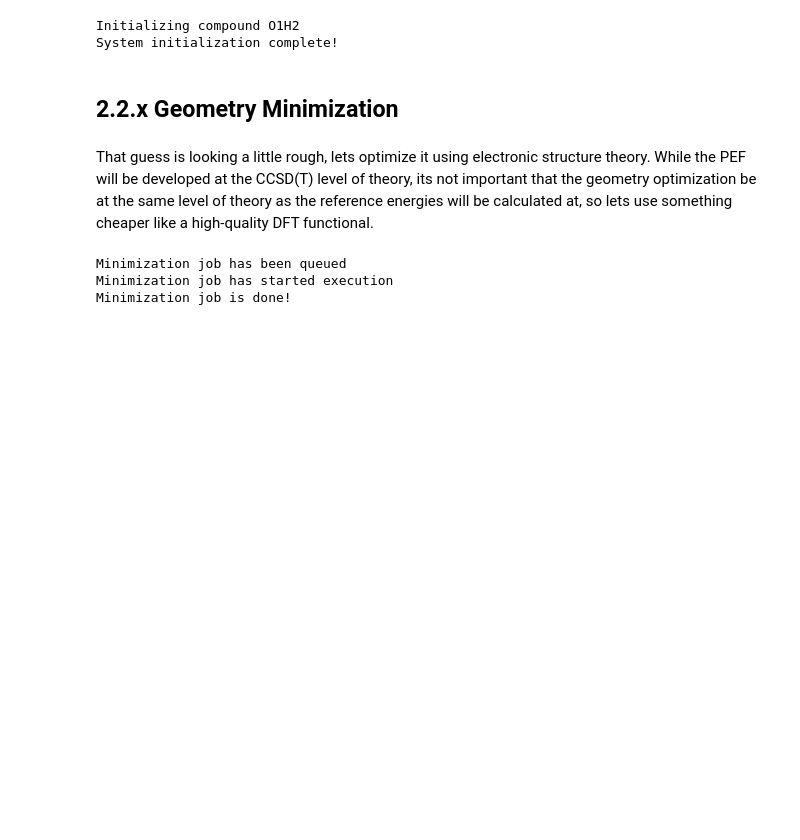
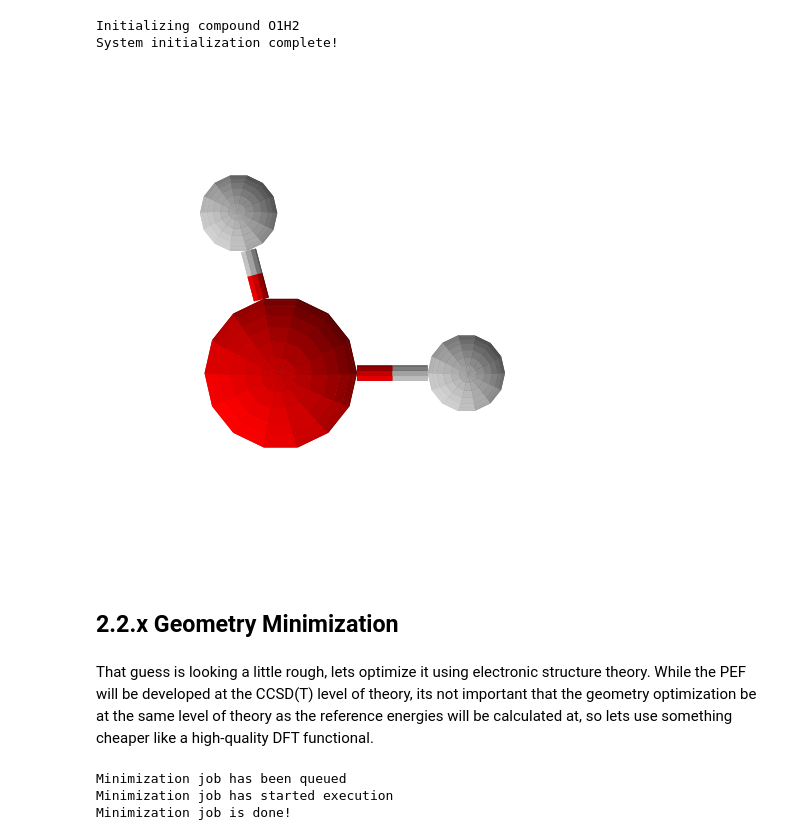
Before and after one commit to PolyachenkoYA/QDMS_2025, a Jupyter notebook: tutorials/2_Many-Body_Model_Build-Along/Tutorial_2_inputs.ipynb, the cells around one changed output. Drawn from its saved outputs; the diff is of its cells as text; code cells hidden in the pictures; blank space fills up the shorter version.

```diff
--- a/tutorials/2_Many-Body_Model_Build-Along/Tutorial_2_inputs.ipynb
+++ b/tutorials/2_Many-Body_Model_Build-Along/Tutorial_2_inputs.ipynb
@@ -203,11 +214,19 @@ System initialization complete!
 # %%
 definition = xyz_to_compound_definition.reader(monomer_H2O_definition_path)
-system_initializer = VSEPRInitializer()
-initial_structure = system_initializer(definition)
-compound_to_xyz.writer(monomer_H2O_initial_structure_path, initial_structure)
+initial_structure_H2O = system_initializer(definition)
+compound_to_xyz.writer(monomer_H2O_initial_structure_path, initial_structure_H2O)
 # %% [output]
 Initializing compound O1H2
 System initialization complete!
+# %%
+fig = render_system(
+        initial_structure_H2O,
+        center=initial_structure_H2O.atoms[0].point,
+        alignment=((initial_structure_H2O.atoms[1].point-initial_structure_H2O.atoms[0].point), (initial_structure_H2O.atoms[2].point-initial_structure_H2O.atoms[0].point))
+)
+fig
+# %% [output]
+[figure, added]
 # %% [markdown]
 ## 2.2.x Geometry Minimization
 # %% [markdown]
```
Also changed, not shown: parts of 20 cells of this notebook.
